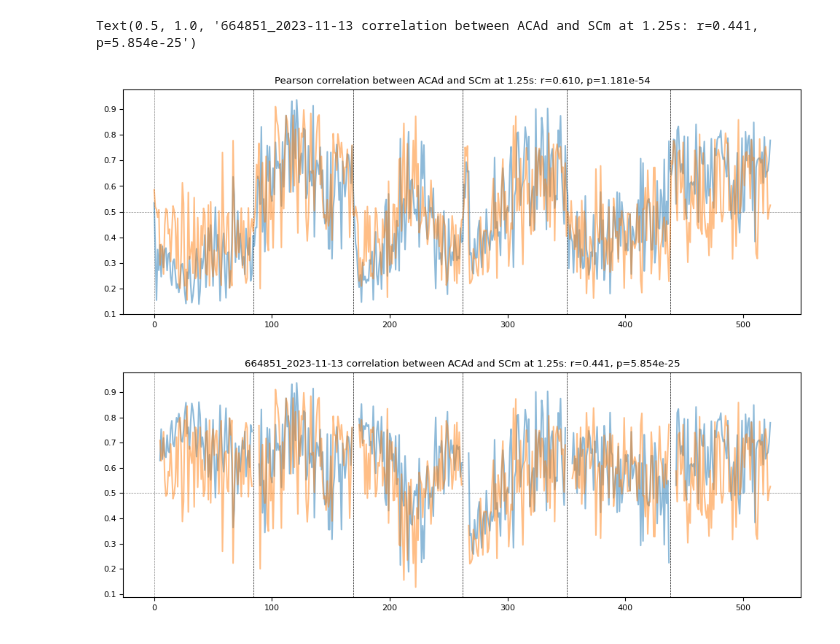
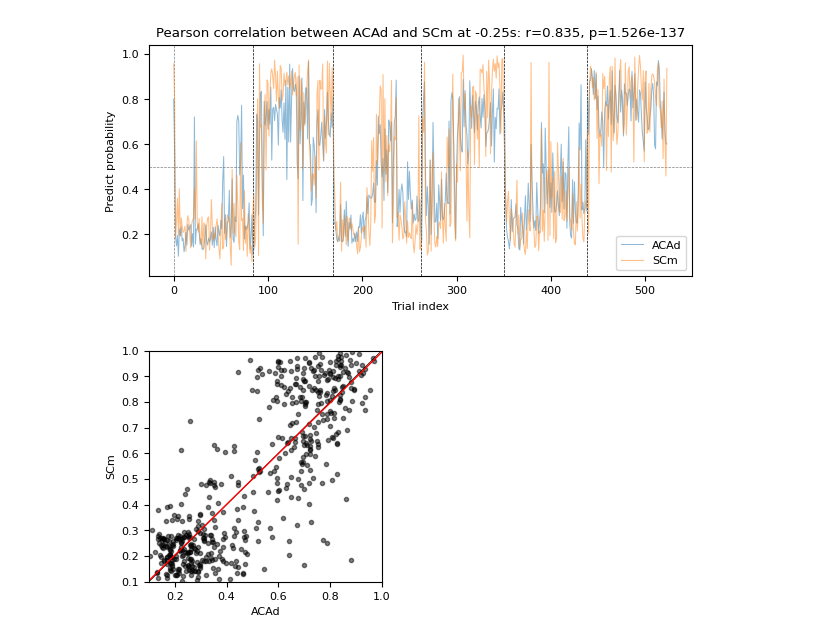
Before and after one commit to AllenInstitute/dynamic_routing_analysis, a Jupyter notebook: notebooks/correlate_predict_proba_across_structures.ipynb, the cells around one changed output. Saved outputs shown, nothing was run; the diff lists cells and outputs as text; code cells hidden in the pictures.

```diff
--- a/notebooks/correlate_predict_proba_across_structures.ipynb
+++ b/notebooks/correlate_predict_proba_across_structures.ipynb
@@ -221,7 +221,7 @@ sel_structure_1="SCm"
 # sel_session="670180_2023-07-27"
 # sel_structure_0="PL"
 # sel_structure_1="ACAd"
-sel_time_bin=1.25
+sel_time_bin=-0.25
 correction='flip_aud' #'subtract_mean' or 'flip_aud'
 excl_instruction_trials=True
 sel_unit_subsample_size=20
@@ -239,17 +239,30 @@ block_switches=session_trials.to_pandas().query('is_block_switch')['trial_index'
 
 r,p=stats.pearsonr(predict_proba_0, predict_proba_1)
 
-fig,ax=plt.subplots(1,1,figsize=(12,4))
+fig,ax=plt.subplots(1,1,figsize=(7,3))
 
 for bb in block_switches:
     ax.axvline(x=bb, color='black', linestyle='--', linewidth=0.5)
 ax.axhline(y=0.5, color='grey', linestyle='--', linewidth=0.5)
 ax.axvline(x=0, color='grey', linestyle='--', linewidth=0.5)
-ax.plot(predict_proba_0, label=sel_structure_0, color='tab:blue', alpha=0.5)
-ax.plot(predict_proba_1, label=sel_structure_1, color='tab:orange', alpha=0.5)
+ax.plot(predict_proba_0, label=sel_structure_0, color='tab:blue', alpha=0.5, linewidth=0.75)
+ax.plot(predict_proba_1, label=sel_structure_1, color='tab:orange', alpha=0.5, linewidth=0.75)
 ax.set_title(f"Pearson correlation between {sel_structure_0} and {sel_structure_1} at {sel_time_bin}s: r={r:.3f}, p={p:.3e}")
+ax.set_xlabel('Trial index')
+ax.set_ylabel('Predict probability')
+ax.legend()
 
-
+fig,ax=plt.subplots(1,1,figsize=(3,3))
+ax.plot(predict_proba_0,predict_proba_1,'k.',alpha=0.5)
+#plot diagonal line
+ax.plot([0, 1], [0, 1], color='black', linestyle='-', linewidth=0.5)
+#fit line to data
+fit_line = np.polyfit(predict_proba_0, predict_proba_1, 1)
+ax.plot(np.array([0, 1]), np.polyval(fit_line, np.array([0, 1])), color='red', linestyle='-', linewidth=1)
+ax.set_xlabel(sel_structure_0)
+ax.set_ylabel(sel_structure_1)
+ax.set_xlim(0.1, 1)
+ax.set_ylim(0.1, 1)
 
 if (
     session_trials['block_index'].n_unique() == 1
@@ -281,44 +294,43 @@ session_trials = session_trials.to_pandas()
 session_trials['predict_proba_0']=predict_proba_0
 session_trials['predict_proba_1']=predict_proba_1
 
 if excl_instruction_trials:
     # session_trials=session_trials.query('~is_instruction').reset_index(drop=True)
     #replace is_instruction trials predict_proba with nan
     session_trials['predict_proba_0'] = session_trials['predict_proba_0'].where(~session_trials['is_instruction'], np.nan)
     session_trials['predict_proba_1'] = session_trials['predict_proba_1'].where(~session_trials['is_instruction'], np.nan)
 
 corrected_predict_proba_0 = []
 corrected_predict_proba_1 = []
 for bb in session_trials['block_index'].unique():
     block_trials=session_trials.query(f'block_index=={bb}')
     if correction=='flip_aud':
         if block_trials['rewarded_modality'].values[0]=='vis':
             corrected_predict_proba_0.append(block_trials['predict_proba_0'].values)
             corrected_predict_proba_1.append(block_trials['predict_proba_1'].values)
         elif block_trials['rewarded_modality'].values[0]=='aud':
             corrected_predict_proba_0.append(1 - block_trials['predict_proba_0'].values)
             corrected_predict_proba_1.append(1 - block_trials['predict_proba_1'].values)
     elif correction=='subtract_mean':
         corrected_predict_proba_0.append(block_trials['predict_proba_0'].values - np.nanmean(block_trials['predict_proba_0'].values))
         corrected_predict_proba_1.append(block_trials['predict_proba_1'].values - np.nanmean(block_trials['predict_proba_1'].values))
 
 corrected_predict_proba_0 = np.concatenate(corrected_predict_proba_0)
 corrected_predict_proba_1 = np.concatenate(corrected_predict_proba_1)
 
 r,p=stats.pearsonr(corrected_predict_proba_0[~np.isnan(corrected_predict_proba_0)], corrected_predict_proba_1[~np.isnan(corrected_predict_proba_1)])
 
-fig,ax=plt.subplots(1,1,figsize=(12,4))
-for bb in block_switches:
-    ax.axvline(x=bb, color='black', linestyle='--', linewidth=0.5)
-if correction=='flip_aud':
-    ax.axhline(y=0.5, color='grey', linestyle='--', linewidth=0.5)
-elif correction=='subtract_mean':
-    ax.axhline(y=0, color='grey', linestyle='--', linewidth=0.5)
-ax.axvline(x=0, color='grey', linestyle='--', linewidth=0.5)
-ax.plot(corrected_predict_proba_0, label=sel_structure_0, color='tab:blue', alpha=0.5)
-ax.plot(corrected_predict_proba_1, label=sel_structure_1, color='tab:orange', alpha=0.5)
-ax.set_title(f"{sel_session} correlation between {sel_structure_0} and {sel_structure_1} at {sel_time_bin}s: r={r:.3f}, p={p:.3e}")
+# fig,ax=plt.subplots(1,1,figsize=(12,4))
+# for bb in block_switches:
+#     ax.axvline(x=bb, color='black', linestyle='--', linewidth=0.5)
+# if correction=='flip_aud':
+#     ax.axhline(y=0.5, color='grey', linestyle='--', linewidth=0.5)
+# elif correction=='subtract_mean':
+#     ax.axhline(y=0, color='grey', linestyle='--', linewidth=0.5)
+# ax.axvline(x=0, color='grey', linestyle='--', linewidth=0.5)
+# ax.plot(corrected_predict_proba_0, label=sel_structure_0, color='tab:blue', alpha=0.5)
+# ax.plot(corrected_predict_proba_1, label=sel_structure_1, color='tab:orange', alpha=0.5)
+# ax.set_title(f"{sel_session} correlation between {sel_structure_0} and {sel_structure_1} at {sel_time_bin}s: r={r:.3f}, p={p:.3e}")
 # %% [output]
-Text(0.5, 1.0, '664851_2023-11-13 correlation between ACAd and SCm at 1.25s: r=0.441, p=5.854e-25')
-[figure, old version]
+[figure, new version]
-[figure, old version]
+[figure, new version]
```
Also changed, not shown: parts of 20 cells of this notebook, 4 other files.
